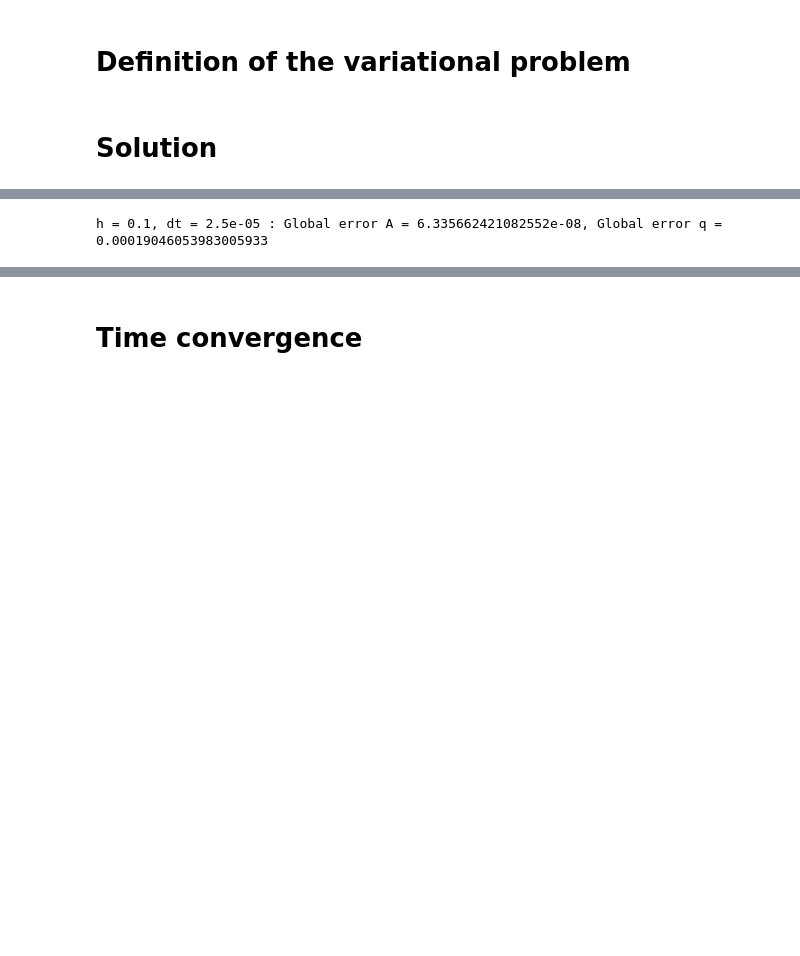
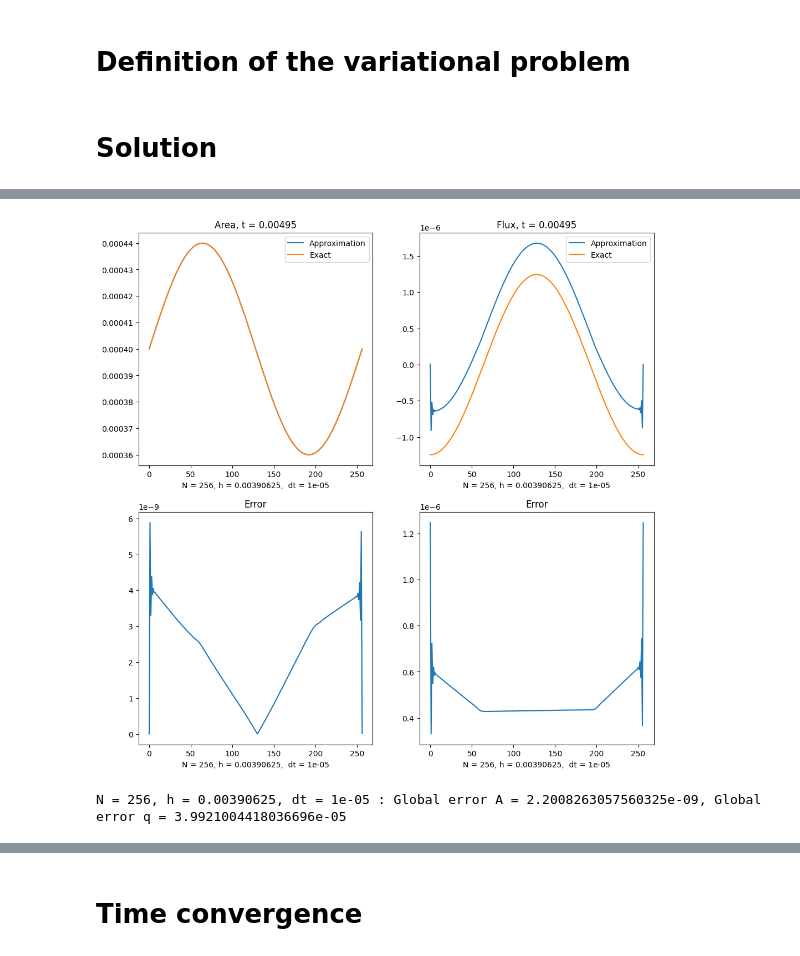
Before and after one commit to Riky2014/Tesi, a Jupyter notebook: 1d_hemo_solver.ipynb, the cells around one changed output, grey strips where cells are left out. Cells and saved outputs as stored; diff of their text form; code cells hidden in the pictures; blank space fills up the shorter version.

```diff
--- a/1d_hemo_solver.ipynb
+++ b/1d_hemo_solver.ipynb
@@ -31,8 +31,8 @@ T = 1
 L = 1
 
 # Discretization parameter
-dt = 2.5e-5
-h = 1e-2
+dt = 1e-5
+h = 1 / 256
 num_steps = T / dt
 N = int((x_right - x_left) / h)
 
@@ -49,3 +49,8 @@ V = FunctionSpace(mesh, element)
 D1 = FiniteElement('DG', mesh.ufl_cell(), 0)
 element_der = MixedElement([D1, D1])
 V_der = FunctionSpace(mesh, element_der)
+
+# Define the function space for exact solution
+P2 = FiniteElement('P', mesh.ufl_cell(), 2)
+element_exact = MixedElement([P2, P2])
+V_ex = FunctionSpace(mesh, element_exact)
@@ -255,8 +569,8 @@ for n in range(round(num_steps)):
   solve(a == L, uh, bc)
   Ah, qh = uh.split(deepcopy = True)
 
-  A_e = interpolate(A_exact, V.sub(0).collapse())
-  q_e = interpolate(q_exact, V.sub(1).collapse())
+  A_e = interpolate(A_exact, V_ex.sub(0).collapse())
+  q_e = interpolate(q_exact, V_ex.sub(1).collapse())
   error = np.array([errornorm(Ah, A_e, 'L2'), errornorm(qh, q_e, 'L2')])
 
   if error[0] > global_error_A:
@@ -266,7 +580,7 @@ for n in range(round(num_steps)):
     global_error_q = error[1]
 
   # Compute errors
-  if (i % 100 == 0):
+  if (i % 1000 == 0):
     print(f'Interation {i} / {round(num_steps)}')
     print(f't = %.4f: error = {error}' % (t))
     print(f'Global error A = {global_error_A}, Global error q = {global_error_q}')
@@ -281,4 +705,36 @@ for n in range(round(num_steps)):
+# %%
+fig, ax = plt.subplots(2, 2, figsize=(12, 12))
+ax = ax.flatten()
+
+# Format t to print only the first 4 digits
+formatted_t = "{:.5f}".format(t)
+
+# Plot for Area
+ax[0].plot(Ah.compute_vertex_values(mesh), label='Approximation')
+ax[0].plot(A_e.compute_vertex_values(mesh), label='Exact')
+ax[0].set_title(f'Area, t = {formatted_t}')
+ax[0].set_xlabel(f'N = {N}, h = {h},  dt = {dt}')
+ax[0].legend()
+
+ax[2].plot(np.abs(Ah.compute_vertex_values(mesh) - A_e.compute_vertex_values(mesh)))
+ax[2].set_title(f'Error')
+ax[2].set_xlabel(f'N = {N}, h = {h},  dt = {dt}')
+
+# Plot for Flux
+ax[1].plot(qh.compute_vertex_values(mesh), label='Approximation')
+ax[1].plot(q_e.compute_vertex_values(mesh), label='Exact')
+ax[1].set_title(f'Flux, t = {formatted_t}')
+ax[1].set_xlabel(f'N = {N}, h = {h},  dt = {dt}')
+ax[1].legend()
+
+ax[3].plot(np.abs(qh.compute_vertex_values(mesh) - q_e.compute_vertex_values(mesh)))
+ax[3].set_title(f'Error')
+ax[3].set_xlabel(f'N = {N}, h = {h},  dt = {dt}')
+
+plt.show()
+# %% [output]
+[figure, added]
 # %%
-print(f'h = {h}, dt = {dt} : Global error A = {global_error_A}, Global error q = {global_error_q}')
+print(f'N = {N}, h = {h}, dt = {dt} : Global error A = {global_error_A}, Global error q = {global_error_q}')
 # %% [output]
-h = 0.1, dt = 2.5e-05 : Global error A = 6.335662421082552e-08, Global error q = 0.00019046053983005933
+N = 256, h = 0.00390625, dt = 1e-05 : Global error A = 2.2008263057560325e-09, Global error q = 3.9921004418036696e-05
```
Also changed, not shown: parts of 9 cells of this notebook.
